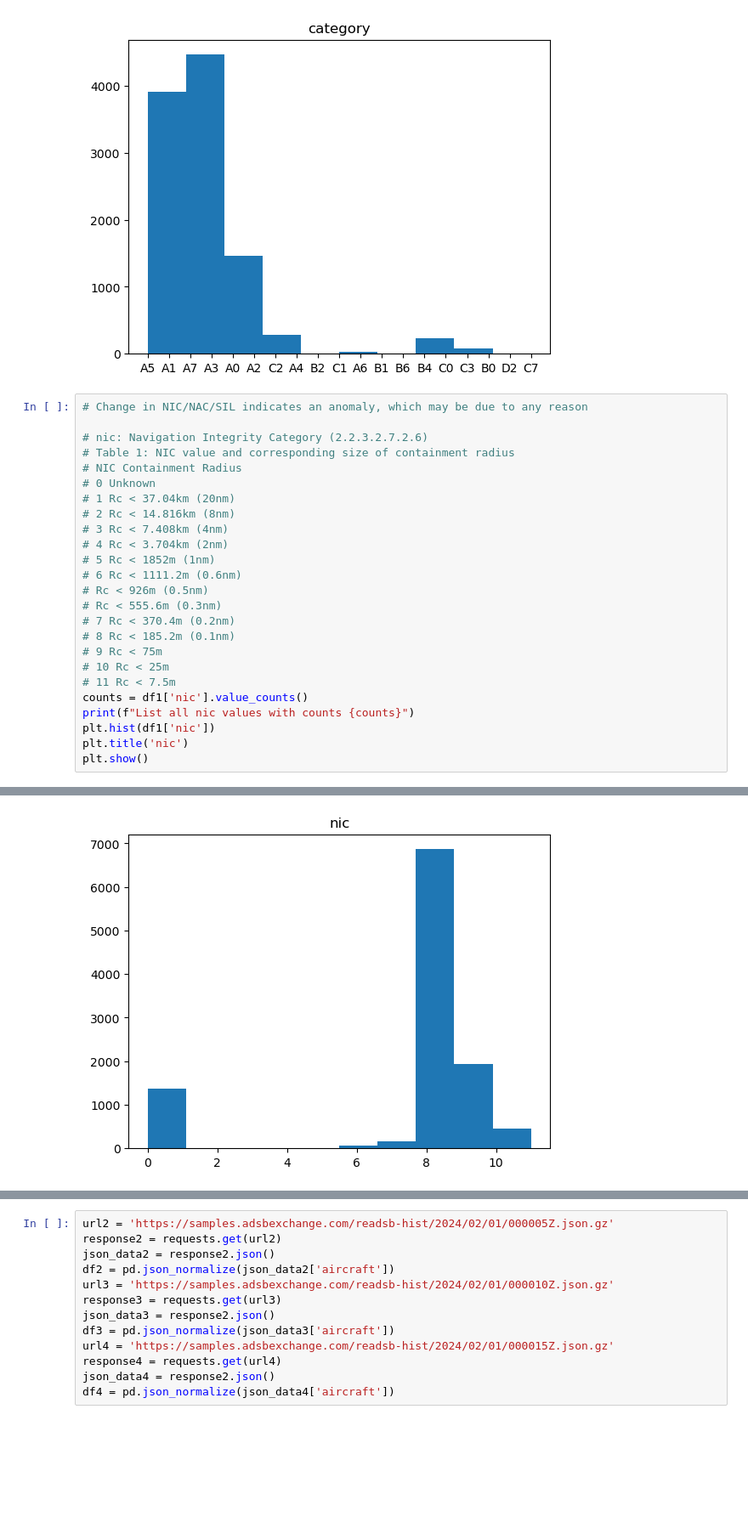
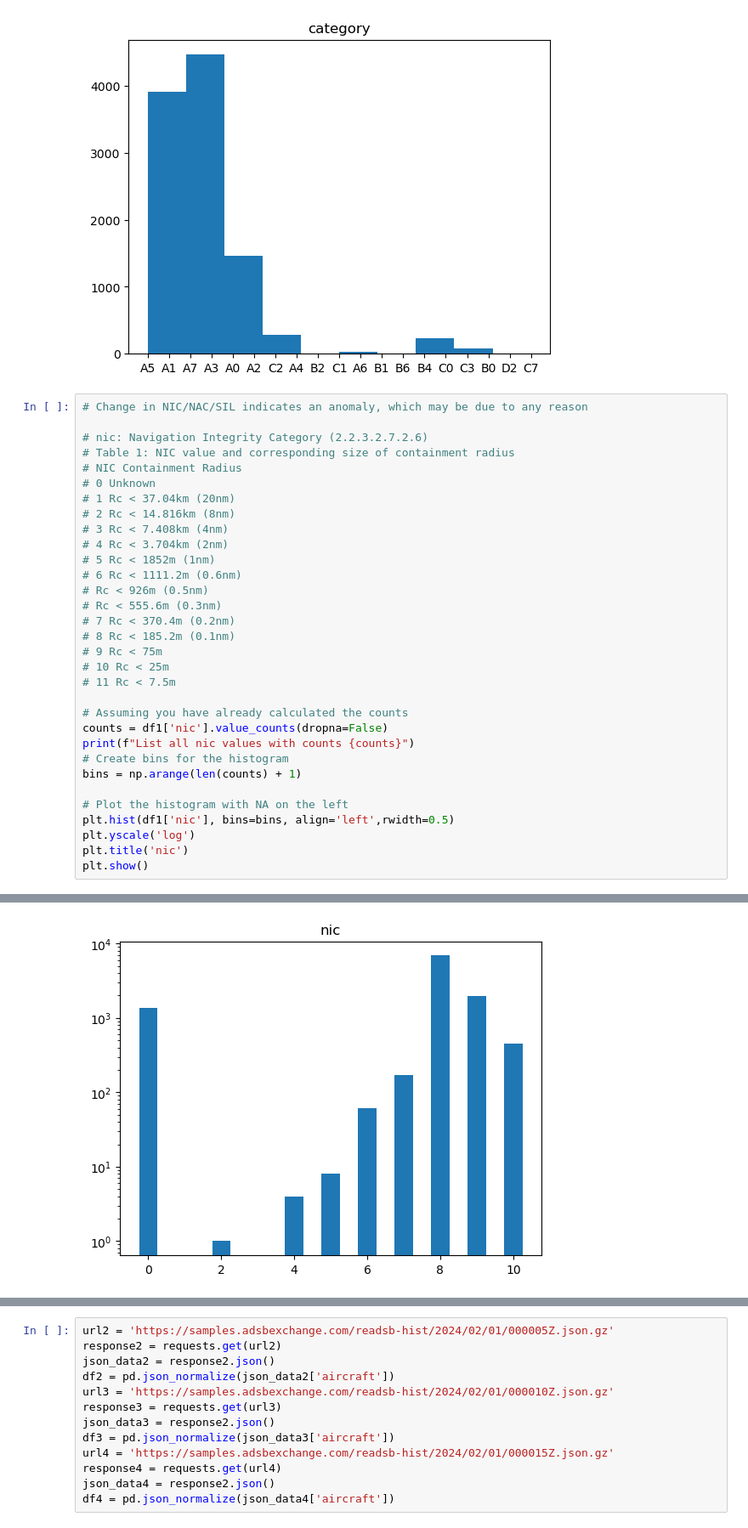
Before and after one commit to ernesttan1976/flight-data, a Jupyter notebook: notebooks/GPS Spoofing Split Data - Ernest.ipynb, the cells around one changed output, grey strips where cells are left out. Shown at 85% size. Saved outputs shown, nothing was run; the diff lists cells and outputs as text; blank space fills up the shorter version.

```diff
--- a/notebooks/GPS Spoofing Split Data - Ernest.ipynb
+++ b/notebooks/GPS Spoofing Split Data - Ernest.ipynb
@@ -253,9 +302,16 @@ plt.show()
 # 9 Rc < 75m
 # 10 Rc < 25m
 # 11 Rc < 7.5m
-counts = df1['nic'].value_counts()
+
+# Assuming you have already calculated the counts
+counts = df1['nic'].value_counts(dropna=False)
 print(f"List all nic values with counts {counts}")
-plt.hist(df1['nic'])
+# Create bins for the histogram
+bins = np.arange(len(counts) + 1)
+
+# Plot the histogram with NA on the left
+plt.hist(df1['nic'], bins=bins, align='left',rwidth=0.5)
+plt.yscale('log')
 plt.title('nic')
 plt.show()
 # %% [output]
@@ -266,10 +323,10 @@ List all nic values with counts nic
 10.0     328
 7.0      170
 11.0     126
 6.0       62
 5.0        8
 4.0        4
 2.0        1
 Name: count, dtype: int64
-[figure, old version]
+[figure, new version]
 # %%
```
Also changed, not shown: parts of 7 cells of this notebook, 1 other file.
